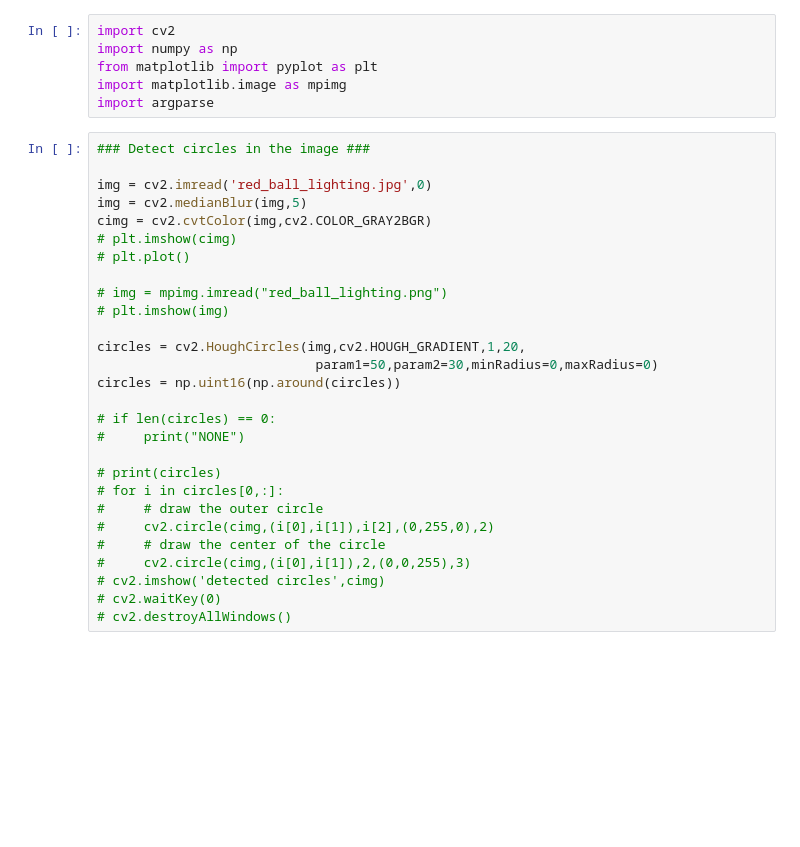
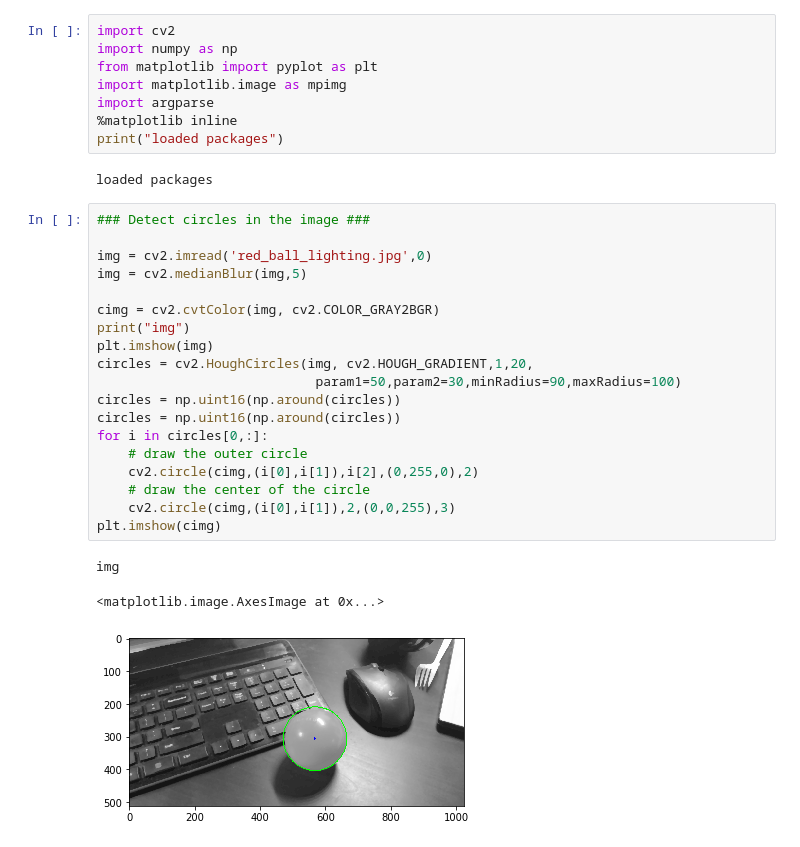
Before and after one commit to dwang0972/Sorter-Sawyer-EE106A-FInal-Project, a Jupyter notebook: Circle_Detection.ipynb, the cells around one changed output. Drawn from its saved outputs; the diff is of its cells as text; blank space fills up the shorter version.

Commit message:
downsampled img,inline images with pyplot

```diff
--- a/Circle_Detection.ipynb
+++ b/Circle_Detection.ipynb
@@ -4,31 +4,30 @@ import numpy as np
 from matplotlib import pyplot as plt
 import matplotlib.image as mpimg
 import argparse
+%matplotlib inline
+print("loaded packages")
+# %% [output]
+loaded packages
 # %%
 ### Detect circles in the image ###
 
 img = cv2.imread('red_ball_lighting.jpg',0)
 img = cv2.medianBlur(img,5)
-cimg = cv2.cvtColor(img,cv2.COLOR_GRAY2BGR)
-# plt.imshow(cimg)
-# plt.plot()
 
-# img = mpimg.imread("red_ball_lighting.png")
-# plt.imshow(img)
-
-circles = cv2.HoughCircles(img,cv2.HOUGH_GRADIENT,1,20,
-                            param1=50,param2=30,minRadius=0,maxRadius=0)
+cimg = cv2.cvtColor(img, cv2.COLOR_GRAY2BGR)
+print("img")
+plt.imshow(img)
+circles = cv2.HoughCircles(img, cv2.HOUGH_GRADIENT,1,20,
+                            param1=50,param2=30,minRadius=90,maxRadius=100)
 circles = np.uint16(np.around(circles))
-
-# if len(circles) == 0:
-#     print("NONE")
-
-# print(circles)
-# for i in circles[0,:]:
-#     # draw the outer circle
-#     cv2.circle(cimg,(i[0],i[1]),i[2],(0,255,0),2)
-#     # draw the center of the circle
-#     cv2.circle(cimg,(i[0],i[1]),2,(0,0,255),3)
-# cv2.imshow('detected circles',cimg)
-# cv2.waitKey(0)
-# cv2.destroyAllWindows()
+circles = np.uint16(np.around(circles))
+for i in circles[0,:]:
+    # draw the outer circle
+    cv2.circle(cimg,(i[0],i[1]),i[2],(0,255,0),2)
+    # draw the center of the circle
+    cv2.circle(cimg,(i[0],i[1]),2,(0,0,255),3)
+plt.imshow(cimg)
+# %% [output]
+img
+<matplotlib.image.AxesImage at 0x...>
+[figure, added]
```
Also changed, not shown: 3 other files.
